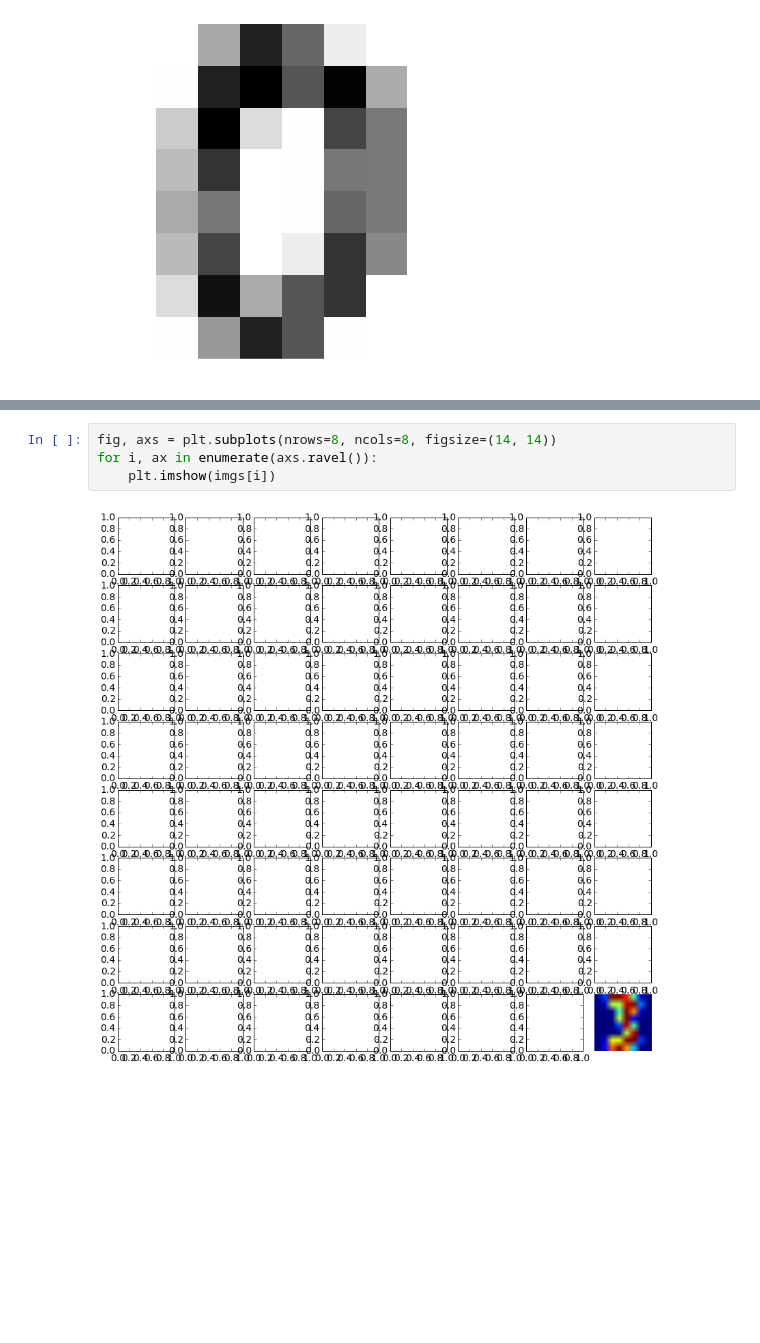
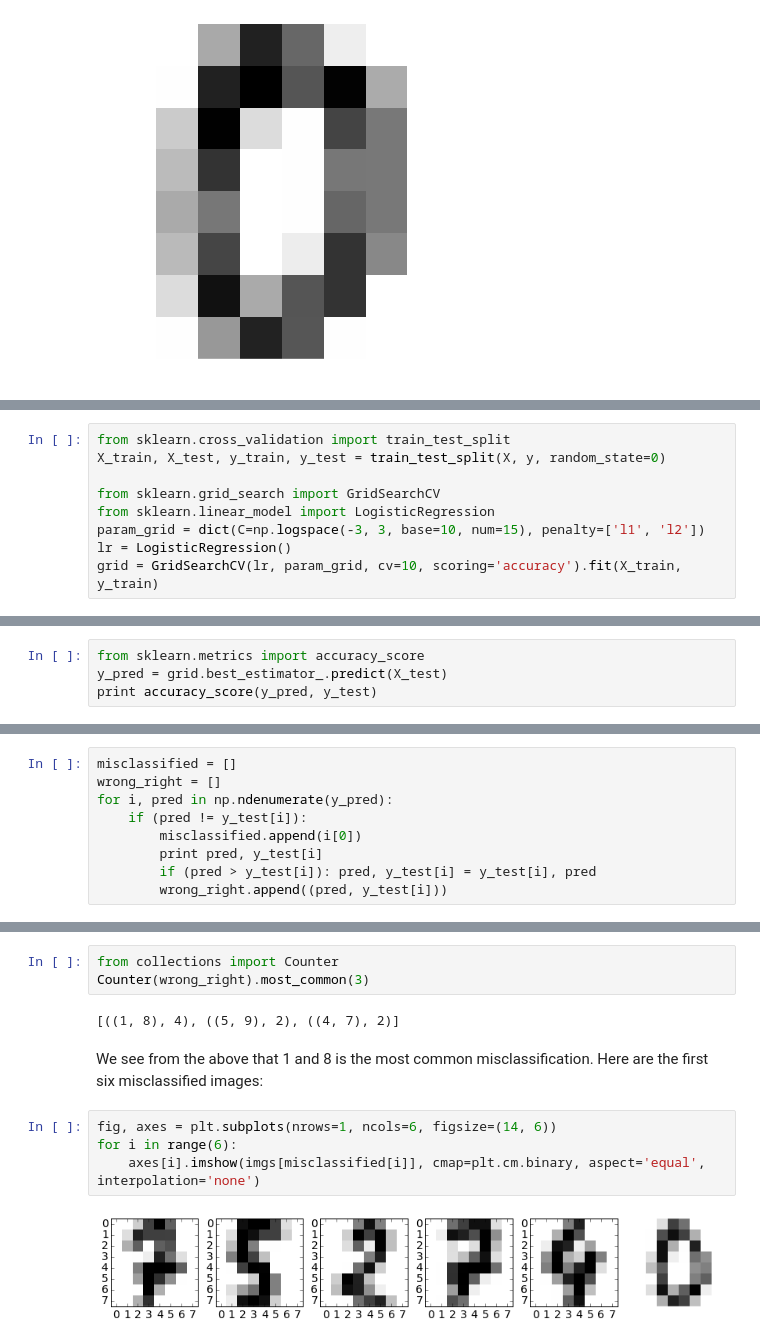
Before and after one commit to jhalverson/data_science, a Jupyter notebook: machine_learning/handwritten_digits.ipynb, the cells around one changed output, grey strips where cells are left out. Drawn from its saved outputs; the diff is of its cells as text; blank space fills up the shorter version.

```diff
--- a/machine_learning/handwritten_digits.ipynb
+++ b/machine_learning/handwritten_digits.ipynb
@@ -53,0 +63,9 @@ plt.axis('off')
+# %%
+from sklearn.cross_validation import train_test_split
+X_train, X_test, y_train, y_test = train_test_split(X, y, random_state=0)
+
+from sklearn.grid_search import GridSearchCV
+from sklearn.linear_model import LogisticRegression
+param_grid = dict(C=np.logspace(-3, 3, base=10, num=15), penalty=['l1', 'l2'])
+lr = LogisticRegression()
+grid = GridSearchCV(lr, param_grid, cv=10, scoring='accuracy').fit(X_train, y_train)
@@ -53,0 +74,4 @@ plt.axis('off')
+# %%
+from sklearn.metrics import accuracy_score
+y_pred = grid.best_estimator_.predict(X_test)
+print accuracy_score(y_pred, y_test)
@@ -53,0 +82,9 @@ plt.axis('off')
+# %%
+misclassified = []
+wrong_right = []
+for i, pred in np.ndenumerate(y_pred):
+    if (pred != y_test[i]):
+        misclassified.append(i[0])
+        print pred, y_test[i]
+        if (pred > y_test[i]): pred, y_test[i] = y_test[i], pred
+        wrong_right.append((pred, y_test[i]))
@@ -54,6 +111,13 @@ plt.axis('off')
+# %%
+from collections import Counter
+Counter(wrong_right).most_common(3)
+# %% [output]
+[((1, 8), 4), ((5, 9), 2), ((4, 7), 2)]
+# %% [markdown]
+We see from the above that 1 and 8 is the most common misclassification. Here are the first six misclassified images:
 # %%
-fig, axs = plt.subplots(nrows=8, ncols=8, figsize=(14, 14))
-for i, ax in enumerate(axs.ravel()):
-    plt.imshow(imgs[i])
+fig, axes = plt.subplots(nrows=1, ncols=6, figsize=(14, 6))
+for i in range(6):
+    axes[i].imshow(imgs[misclassified[i]], cmap=plt.cm.binary, aspect='equal', interpolation='none')
 # %% [output]
-[figure, old version]
+[figure, new version]
```
Also changed, not shown: parts of 12 cells of this notebook, 1 other file.
